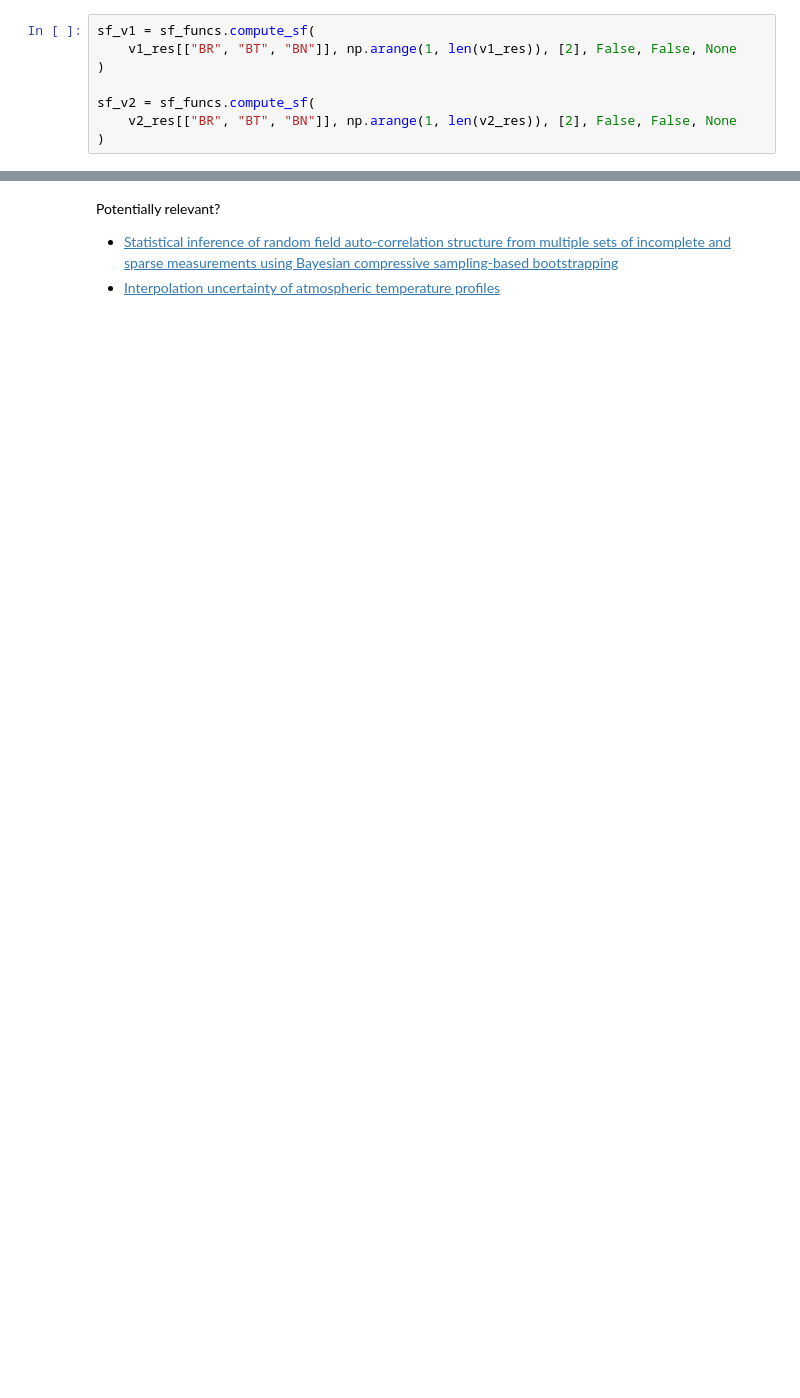
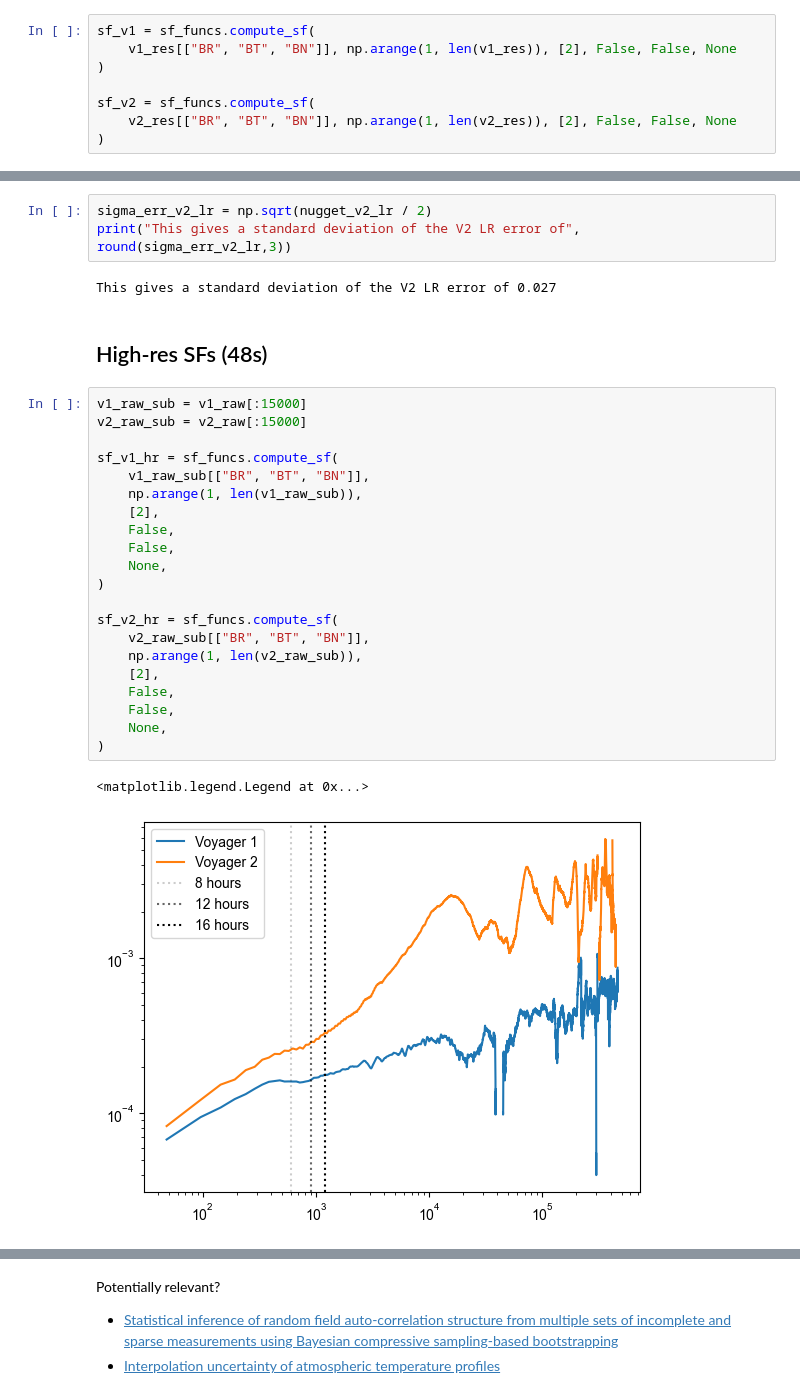
Before and after one commit to daniel-wrench/sf_gap_analysis, a Jupyter notebook: notebooks/ultimate_voyager_sfs.ipynb, the cells around one changed output, grey strips where cells are left out. Drawn from its saved outputs; the diff is of its cells as text; blank space fills up the shorter version.

```diff
--- a/notebooks/ultimate_voyager_sfs.ipynb
+++ b/notebooks/ultimate_voyager_sfs.ipynb
@@ -78,0 +119,31 @@ sf_v2 = sf_funcs.compute_sf(
+# %%
+sigma_err_v2_lr = np.sqrt(nugget_v2_lr / 2)
+print("This gives a standard deviation of the V2 LR error of", round(sigma_err_v2_lr,3))
+# %% [output]
+This gives a standard deviation of the V2 LR error of 0.027
+# %% [markdown]
+## High-res SFs (48s)
+# %%
+v1_raw_sub = v1_raw[:15000]
+v2_raw_sub = v2_raw[:15000]
+
+sf_v1_hr = sf_funcs.compute_sf(
+    v1_raw_sub[["BR", "BT", "BN"]],
+    np.arange(1, len(v1_raw_sub)),
+    [2],
+    False,
+    False,
+    None,
+)
+
+sf_v2_hr = sf_funcs.compute_sf(
+    v2_raw_sub[["BR", "BT", "BN"]],
+    np.arange(1, len(v2_raw_sub)),
+    [2],
+    False,
+    False,
+    None,
+)
+# %% [output]
+<matplotlib.legend.Legend at 0x...>
+[figure, added]
```
Also changed, not shown: parts of 13 cells of this notebook.
